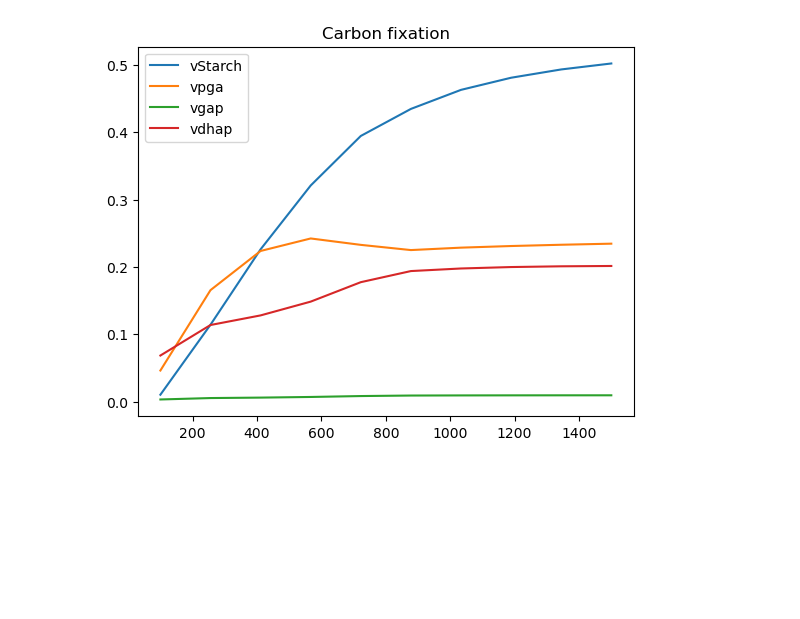
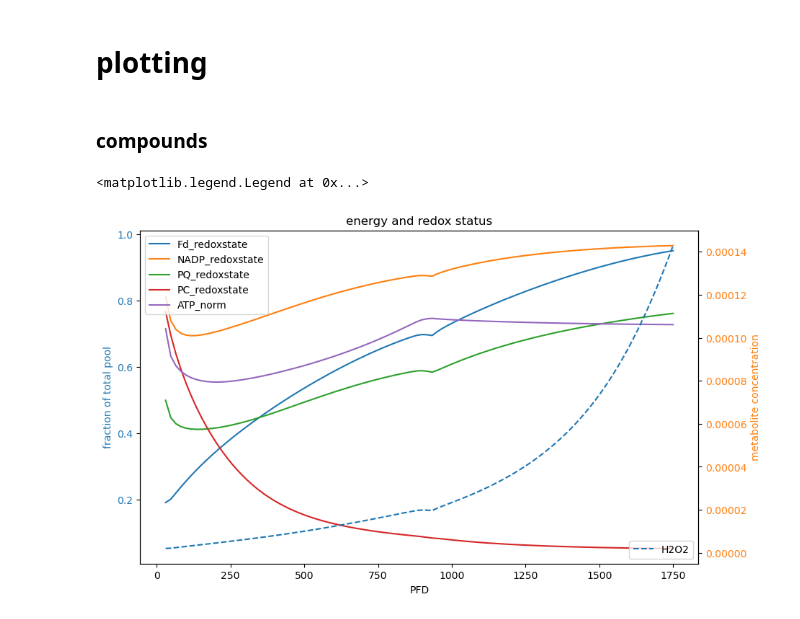
Before and after one commit to A-Potthoff/QTB_modeling, a Jupyter notebook: analyses/steady_state_analysis.ipynb, the cells around one changed output. Drawn from its saved outputs; the diff is of its cells as text; code cells hidden in the pictures; blank space fills up the shorter version.

Commit message:
FEAT: steady state dynamics

```diff
--- a/analyses/steady_state_analysis.ipynb
+++ b/analyses/steady_state_analysis.ipynb
@@ -78,17 +39,10 @@ def pfd_ss_scan(s: object, pfd_values: np.ndarray, y0_loop: dict, debug: bool =F
     # Iterate over each pfd value with a progress bar
     for x in tqdm(pfd_values, total=len(pfd_values)):
 
-        #print("y0_loop", y0_loop)
-
-        #if any(not isinstance(s, (float, np.float64)) for s in y0_loop):
-        #    y0_loop = backup_y0.copy()
-        #    print("resetting y0_loop")
-
         s.initialise(y0_loop)  # Reset the system with the given initial conditions
         s.update_parameter("pfd", x)  # Update the parameter "pfd" to the current value
 
         try:
-            # Simulate until steady state is reached
             t, y = s.simulate_to_steady_state()
 
             if y is None or len(y) == 0:  # Check for invalid output
@@ -125,9 +79,9 @@ def pfd_ss_scan(s: object, pfd_values: np.ndarray, y0_loop: dict, debug: bool =F
         pd.DataFrame(fluxes, index=s.model.get_rate_names()).T  # Convert flux results to DataFrame
     )
 
-NUM_SCANS = 10
-LOW_LIGHT = 100
-HIGH_LIGHT = 1500
+NUM_SCANS = 100
+LOW_LIGHT = 30
+HIGH_LIGHT = 1750
 PFD_VALUES = np.linspace(LOW_LIGHT, HIGH_LIGHT, NUM_SCANS)
 
 y0 = {
@@ -152,6 +106,6 @@ y0 = {
     "P700FA-": 0.0177,
 }
 # %%
-s = Simulator(get_model())
+s = Simulator(m)
 c_ss_petc, v_ss_petc = pfd_ss_scan(s, PFD_VALUES, y0, True)
 # %% [output]
@@ -165,5 +113,2 @@ c_ss_petc.loc[:, ["Fd_redoxstate","NADP_redoxstate","PQ_redoxstate","PC_redoxsta
-# %%
-v_ss_petc.loc[:, ["vStarch", "vpga", "vgap", "vdhap"]].plot(title="Carbon fixation")
-plt.show()
-# %% [output]
-[figure, removed]
+# %% [markdown]
+# plotting
@@ -169,0 +151,33 @@ plt.show()
+# %% [markdown]
+### compounds
+# %%
+# ELECTRON CARRIERS
+
+fig, ax1 = plt.subplots(1, 1, figsize=(10, 6))
+
+ax1 = c_ss_petc.loc[:,["Fd_redoxstate",
+                "NADP_redoxstate",
+                "PQ_redoxstate",
+                "PC_redoxstate",
+                "ATP_norm"
+                ]].plot(ax = ax1,
+                        title="energy and redox status",
+                        xlabel="PFD",
+                        ylabel="fraction of total pool",
+                        figsize=(10, 6))
+
+ax2 = ax1.twinx()
+
+ax2 = c_ss_petc.loc[:,["H2O2"]].plot(ax = ax2, linestyle = "--")
+
+ax2.set_ylabel("metabolite concentration", color='tab:orange')
+ax2.tick_params(axis='y', labelcolor='tab:orange')
+
+ax1.set_ylabel("fraction of total pool", color='tab:blue')
+ax1.tick_params(axis='y', labelcolor='tab:blue')
+
+ax1.legend(loc='upper left')
+ax2.legend(loc='lower right')
+# %% [output]
+<matplotlib.legend.Legend at 0x...>
+[figure, added]
```
Also changed, not shown: parts of 17 cells of this notebook, 5 other files.
